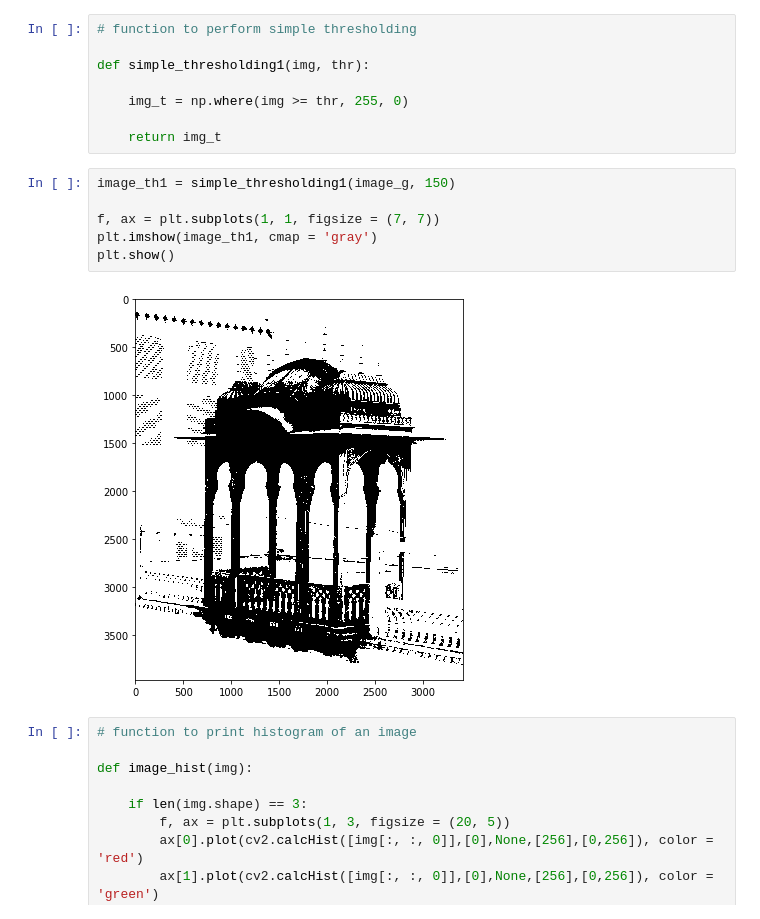
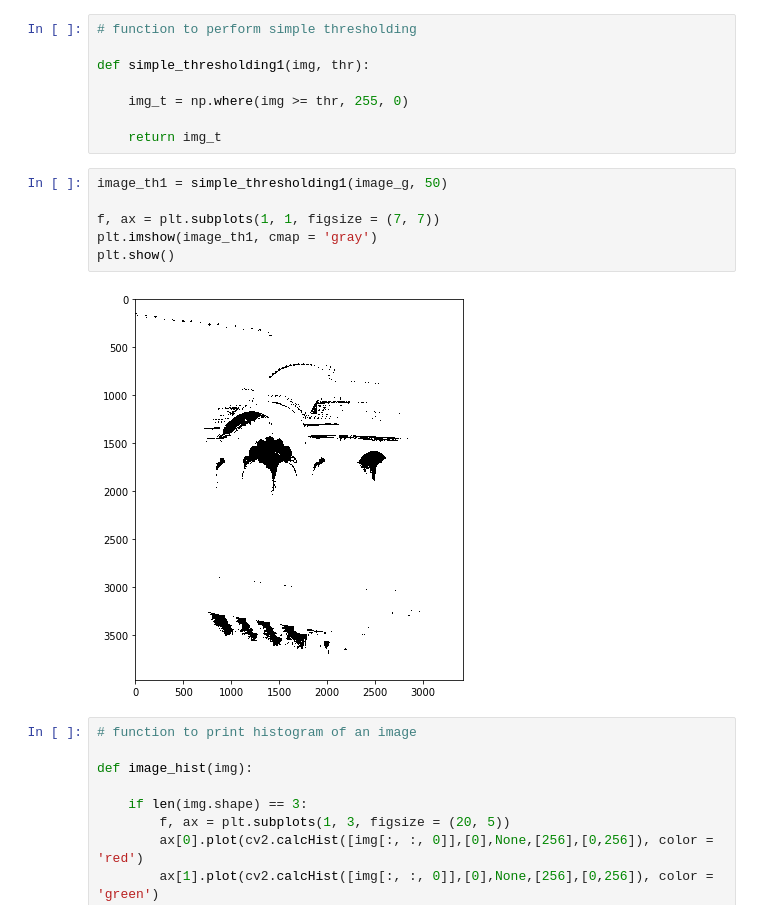
Before and after one commit to thisisashukla/computer-vision, a Jupyter notebook: 5_segmentation/01_non_contextual_techniques.ipynb, the cells around one changed output. Cells and saved outputs as stored; diff of their text form.

```diff
--- a/5_segmentation/01_non_contextual_techniques.ipynb
+++ b/5_segmentation/01_non_contextual_techniques.ipynb
@@ -46,13 +46,13 @@ def simple_thresholding1(img, thr):
 
     return img_t
 # %%
-image_th1 = simple_thresholding1(image_g, 150)
+image_th1 = simple_thresholding1(image_g, 50)
 
 f, ax = plt.subplots(1, 1, figsize = (7, 7))
 plt.imshow(image_th1, cmap = 'gray')
 plt.show()
 # %% [output]
-[figure, old version]
+[figure, new version]
 # %%
 # function to print histogram of an image
 
```
Also changed, not shown: parts of 2 cells of this notebook, 2 other files.
